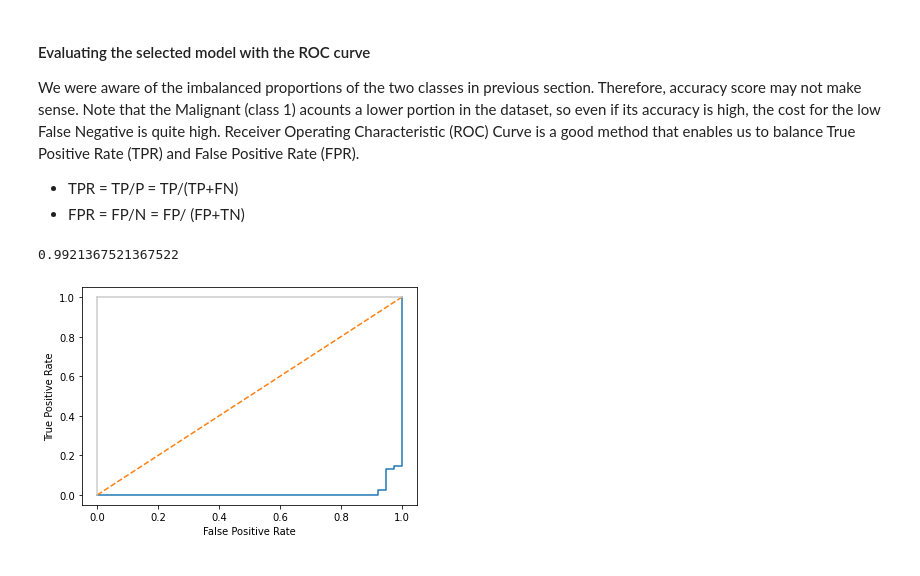
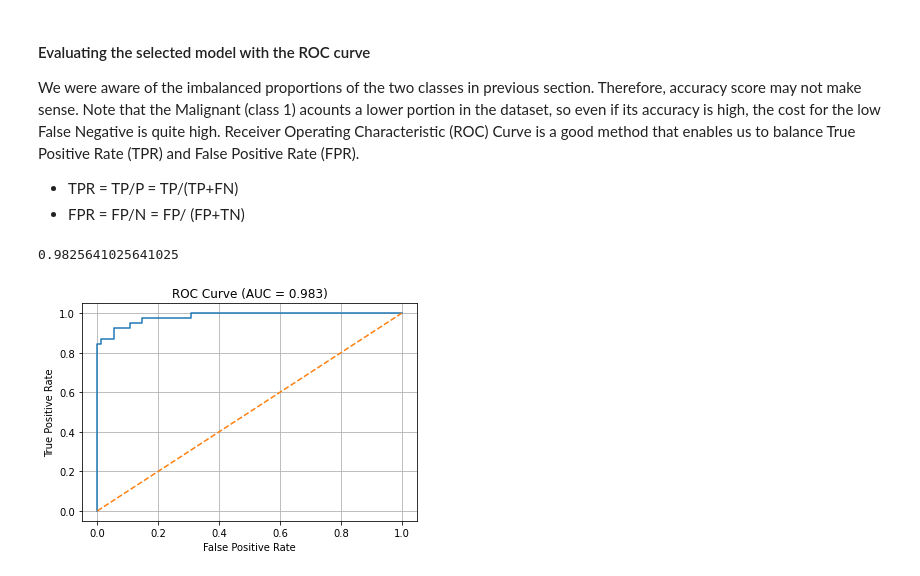
Before and after one commit to HuyenNguyenHelen/INFO-5505---Machine-learning, a Jupyter notebook: HuyenNguyen_Assignment_4.ipynb, the cells around one changed output. Cells and saved outputs as stored; diff of their text form; code cells hidden in the pictures.

```diff
--- a/HuyenNguyen_Assignment_4.ipynb
+++ b/HuyenNguyen_Assignment_4.ipynb
@@ -243,7 +234,7 @@ Using the cross validation randomized search method, we found the best parameter
 ### The tuned random forest model
 # %%
 # Creating a tuned random forest model with the best parameters choosen by  the cv randomized search algorithm
-tuned_rf = RandomForestClassifier (n_estimators = 300, min_samples_split = 5, min_samples_leaf = 3, max_features = 'log2',  max_depth = 28, bootstrap = True, random_state=42)
+tuned_rf = RandomForestClassifier (n_estimators = 600, min_samples_split = 10, min_samples_leaf = 5, max_features = 'log2',  max_depth = 19, bootstrap = True, random_state=42)
 
 # Validating the model using k-fold cross validation (k=5)
 tuned_cv = cross_validate (tuned_rf, X_train, y_train, cv = 5)
@@ -311,21 +302,21 @@ from sklearn.metrics import roc_curve, roc_auc_score
 pred_prob_c1 = pred_prob[:,1]
 
 # Getting True Positive Rate (tpr) and False Positive Rate (fpr)
-tpr, fpr, threshold = roc_curve (y_test,pred_prob_c1)
+fpr, tpr, threshold = roc_curve (y_test,pred_prob_c1, pos_label = 1)
 
 # Computing Area Under the ROC Curve (roc_auc)
 roc_auc_score = roc_auc_score (y_test,pred_prob_c1)
 roc_auc_score
 # %% [output]
-0.9921367521367522
+0.9825641025641025
 # %%
 # Visualizing the ROC Curve
-plt.plot(fpr, tpr)
+plt.plot( fpr, tpr)
 plt.plot([0,1], '--')
-plt.plot([0, 0], [1, 0] , c=".8")
-plt.plot([1, 1] , c=".8")
 plt.xlabel('False Positive Rate')
 plt.ylabel('True Positive Rate')
+plt.title ("ROC Curve (AUC = {:.3f})".format(roc_auc_score))
+plt.grid()
 plt.show()
 # %% [output]
-[figure, old version]
+[figure, new version]
```
Also changed, not shown: parts of 12 cells of this notebook.
